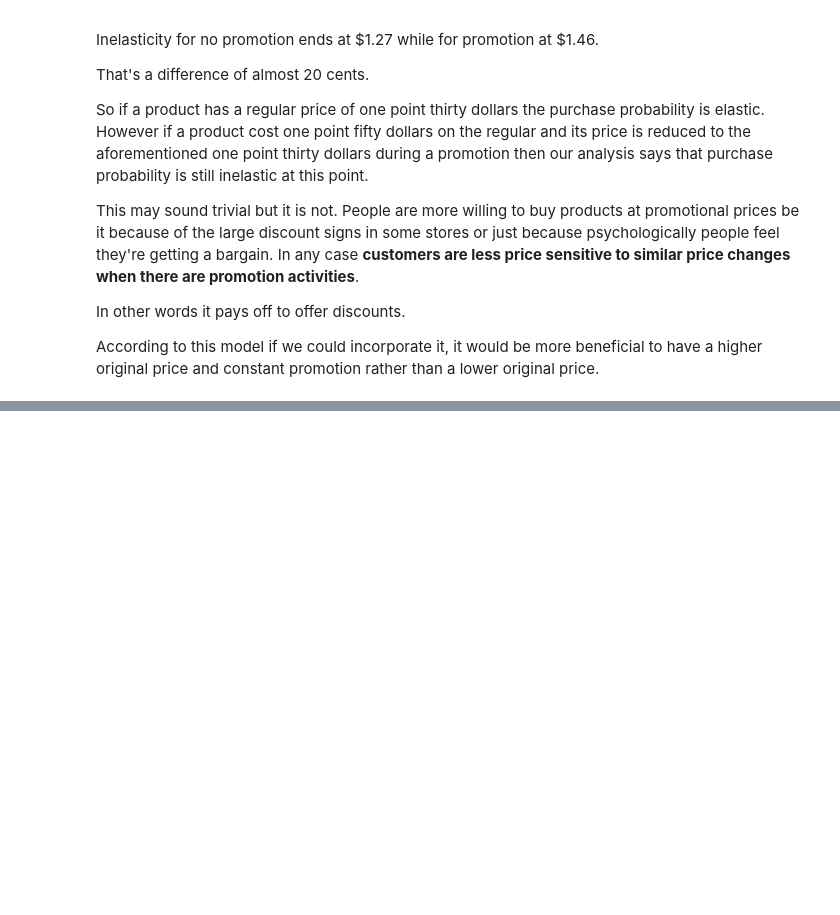
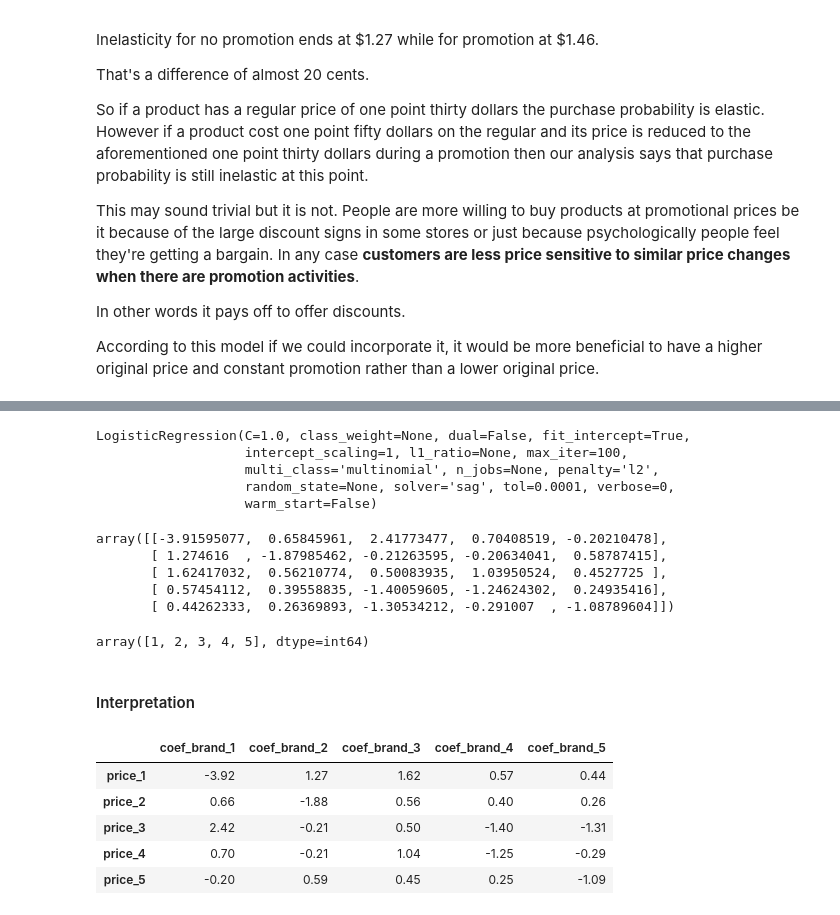
Before and after one commit to YM88/customer_segmentation, a Jupyter notebook: 02_predictive_analytics.ipynb, the cells around one changed output, grey strips where cells are left out. Drawn from its saved outputs; the diff is of its cells as text; code cells hidden in the pictures; blank space fills up the shorter version.

```diff
--- a/02_predictive_analytics.ipynb
+++ b/02_predictive_analytics.ipynb
@@ -468,0 +493,40 @@ df_purchase
+# %%
+y = df_brand_choice.brand.values
+features = ['price_'+str(i) for i in range(1,6)]
+X = df_brand_choice[features]
+# %%
+model_brand_choice = LogisticRegression(solver='sag', multi_class='multinomial')
+model_brand_choice.fit(X, y)
+# %% [output]
+LogisticRegression(C=1.0, class_weight=None, dual=False, fit_intercept=True,
+                   intercept_scaling=1, l1_ratio=None, max_iter=100,
+                   multi_class='multinomial', n_jobs=None, penalty='l2',
+                   random_state=None, solver='sag', tol=0.0001, verbose=0,
+                   warm_start=False)
+# %%
+model_brand_choice.coef_
+# %% [output]
+array([[-3.91595077,  0.65845961,  2.41773477,  0.70408519, -0.20210478],
+       [ 1.274616  , -1.87985462, -0.21263595, -0.20634041,  0.58787415],
+       [ 1.62417032,  0.56210774,  0.50083935,  1.03950524,  0.4527725 ],
+       [ 0.57454112,  0.39558835, -1.40059605, -1.24624302,  0.24935416],
+       [ 0.44262333,  0.26369893, -1.30534212, -0.291007  , -1.08789604]])
+# %%
+model_brand_choice.classes_
+# %% [output]
+array([1, 2, 3, 4, 5], dtype=int64)
+# %% [markdown]
+#### Interpretation
+# %%
+brand_choice_coefs = pd.DataFrame(model_brand_choice.coef_.T,
+                     index=['price_'+str(i) for i in range(1,6)],
+                     columns=['coef_brand_'+str(i) for i in range(1,6)]).round(2)
+# %%
+brand_choice_coefs
+# %% [output]
+|  | coef_brand_1 | coef_brand_2 | coef_brand_3 | coef_brand_4 | coef_brand_5 |
+| price_1 | -3.92 | 1.27 | 1.62 | 0.57 | 0.44 |
+| price_2 | 0.66 | -1.88 | 0.56 | 0.40 | 0.26 |
+| price_3 | 2.42 | -0.21 | 0.50 | -1.40 | -1.31 |
+| price_4 | 0.70 | -0.21 | 1.04 | -1.25 | -0.29 |
+| price_5 | -0.20 | 0.59 | 0.45 | 0.25 | -1.09 |
```
Also changed, not shown: parts of 30 cells of this notebook.
